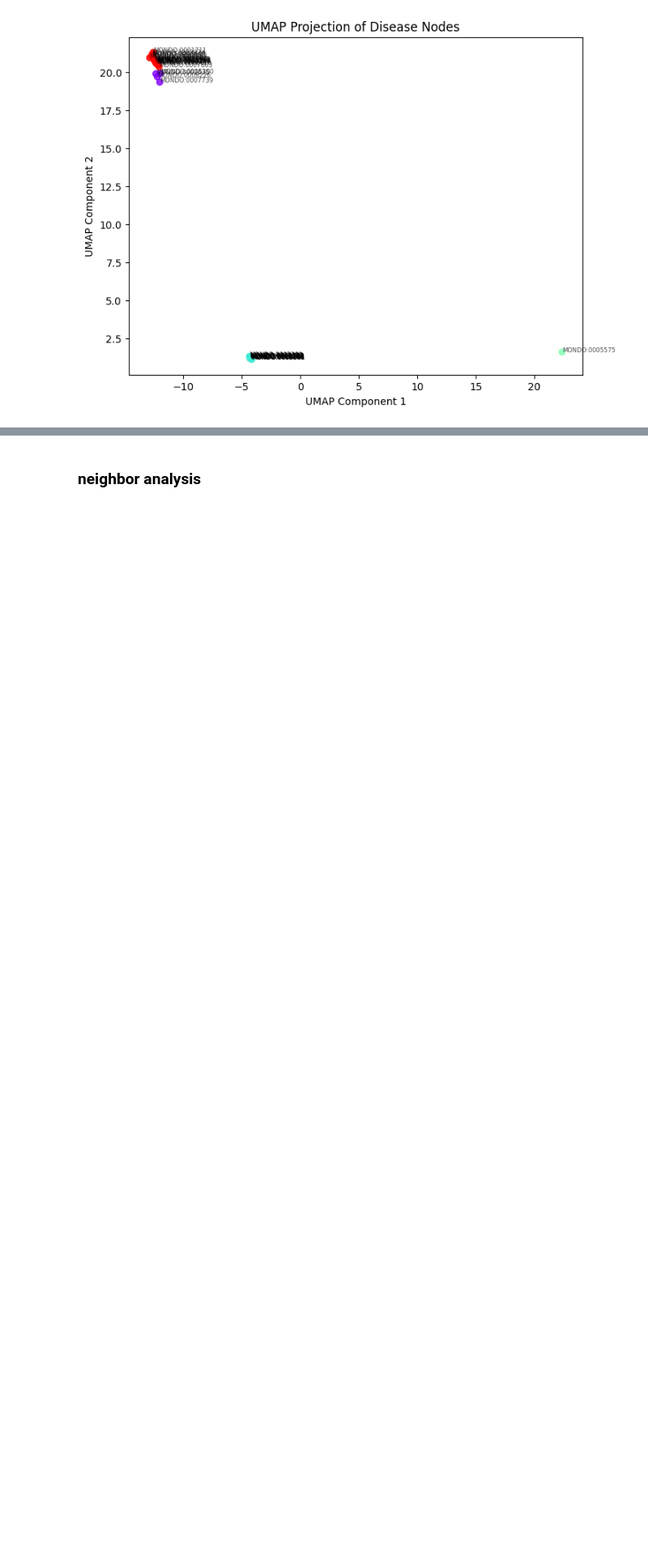
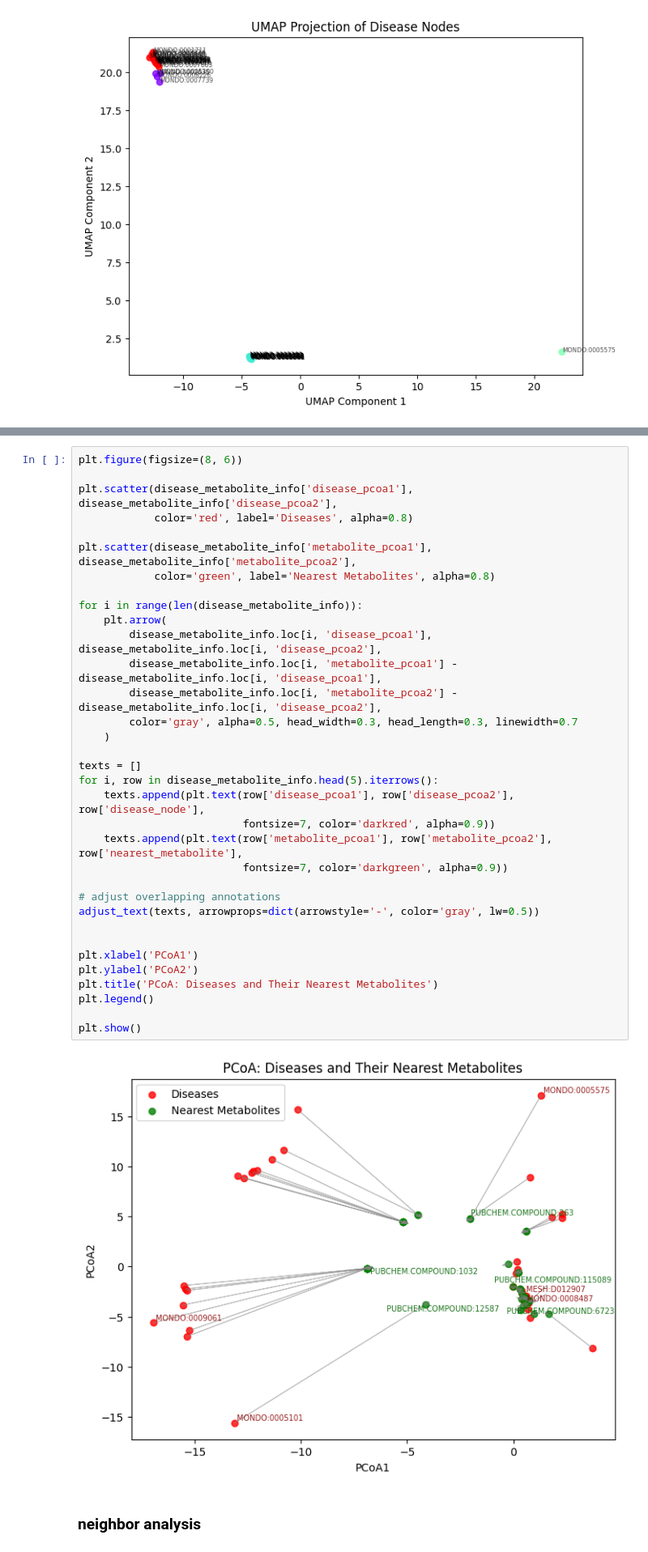
Before and after one commit to lucyzhang95/Network_Analysis, a Jupyter notebook: graph_network_analysis.ipynb, the cells around one changed output, grey strips where cells are left out. Shown at 81% size. Saved outputs shown, nothing was run; the diff lists cells and outputs as text; blank space fills up the shorter version.

```diff
--- a/graph_network_analysis.ipynb
+++ b/graph_network_analysis.ipynb
@@ -1142,3 +1248,39 @@ plt.show()
+# %%
+plt.figure(figsize=(8, 6))
+
+plt.scatter(disease_metabolite_info['disease_pcoa1'], disease_metabolite_info['disease_pcoa2'],
+            color='red', label='Diseases', alpha=0.8)
+
+plt.scatter(disease_metabolite_info['metabolite_pcoa1'], disease_metabolite_info['metabolite_pcoa2'],
+            color='green', label='Nearest Metabolites', alpha=0.8)
+
+for i in range(len(disease_metabolite_info)):
+    plt.arrow(
+        disease_metabolite_info.loc[i, 'disease_pcoa1'], disease_metabolite_info.loc[i, 'disease_pcoa2'],
+        disease_metabolite_info.loc[i, 'metabolite_pcoa1'] - disease_metabolite_info.loc[i, 'disease_pcoa1'],
+        disease_metabolite_info.loc[i, 'metabolite_pcoa2'] - disease_metabolite_info.loc[i, 'disease_pcoa2'],
+        color='gray', alpha=0.5, head_width=0.3, head_length=0.3, linewidth=0.7
+    )
+
+texts = []
+for i, row in disease_metabolite_info.head(5).iterrows():
+    texts.append(plt.text(row['disease_pcoa1'], row['disease_pcoa2'], row['disease_node'],
+                          fontsize=7, color='darkred', alpha=0.9))
+    texts.append(plt.text(row['metabolite_pcoa1'], row['metabolite_pcoa2'], row['nearest_metabolite'],
+                          fontsize=7, color='darkgreen', alpha=0.9))
+
+# adjust overlapping annotations
+adjust_text(texts, arrowprops=dict(arrowstyle='-', color='gray', lw=0.5))
+
+
+plt.xlabel('PCoA1')
+plt.ylabel('PCoA2')
+plt.title('PCoA: Diseases and Their Nearest Metabolites')
+plt.legend()
+
+plt.show()
+# %% [output]
+[figure, added]
 # %% [markdown]
 ### neighbor analysis
 # %%
```
Also changed, not shown: parts of 9 cells of this notebook.
